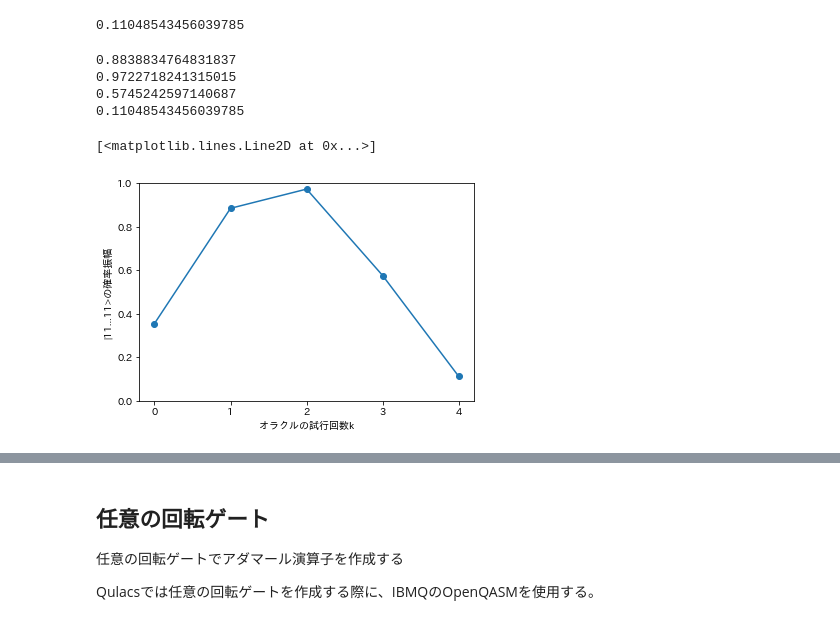
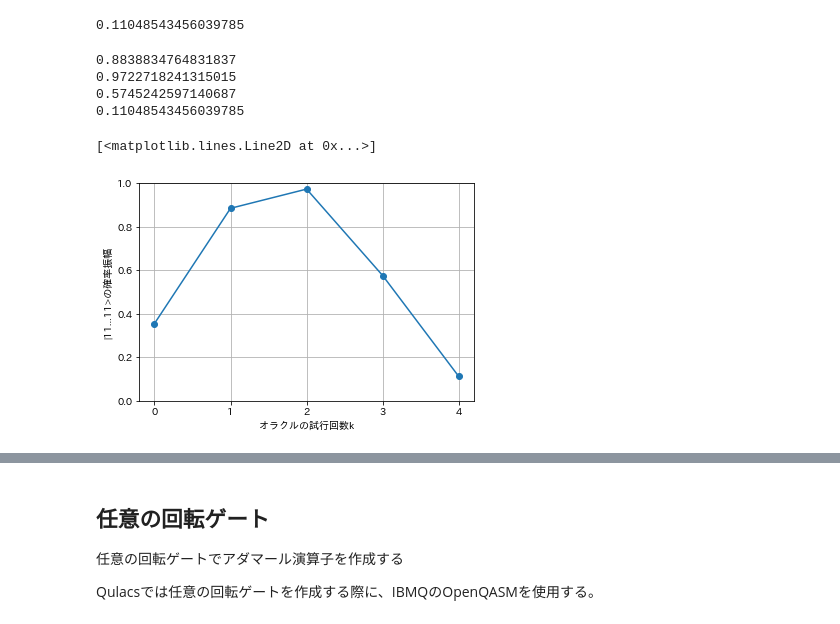
Before and after one commit to KaitoMuraoka/Hadamard-transform-with-misaligned-angles, a Jupyter notebook: Main.ipynb, the cells around one changed output, grey strips where cells are left out. Cells and saved outputs as stored; diff of their text form; code cells hidden in the pictures.

```diff
--- a/Main.ipynb
+++ b/Main.ipynb
@@ -203,29 +203,30 @@ for i in range(4):
 # %%
 ## 初期状態の準備
 state1 = QuantumState(nqubits)
 state1.set_zero_state()
 Hadamard.update_quantum_state(state1)
 
 avg_result = []
 hoge = np.linalg.norm(inner_product(state1, target_state))
 avg_result.append(hoge)
 for i in range(times):
     U_w.update_quantum_state(state1)
     U_s.update_quantum_state(state1)
     fuga = np.linalg.norm(inner_product(state1, target_state))
     avg_result.append(fuga)
     print(fuga)
 
 plt.xlabel('オラクルの試行回数k')
 plt.ylabel('|11...11>の確率振幅')
 plt.ylim(0, 1)
-plt.xticks(np.arange(0, 5, step=1))
+plt.xticks(np.arange(0, len(avg_result), step=1))
+plt.grid()
 plt.plot(avg_result, "o-")
 # %% [output]
 0.8838834764831837
 0.9722718241315015
 0.5745242597140687
 0.11048543456039785
 [<matplotlib.lines.Line2D at 0x...>]
-[figure, old version]
+[figure, new version]
 # %%
```
Also changed, not shown: parts of 13 cells of this notebook.
